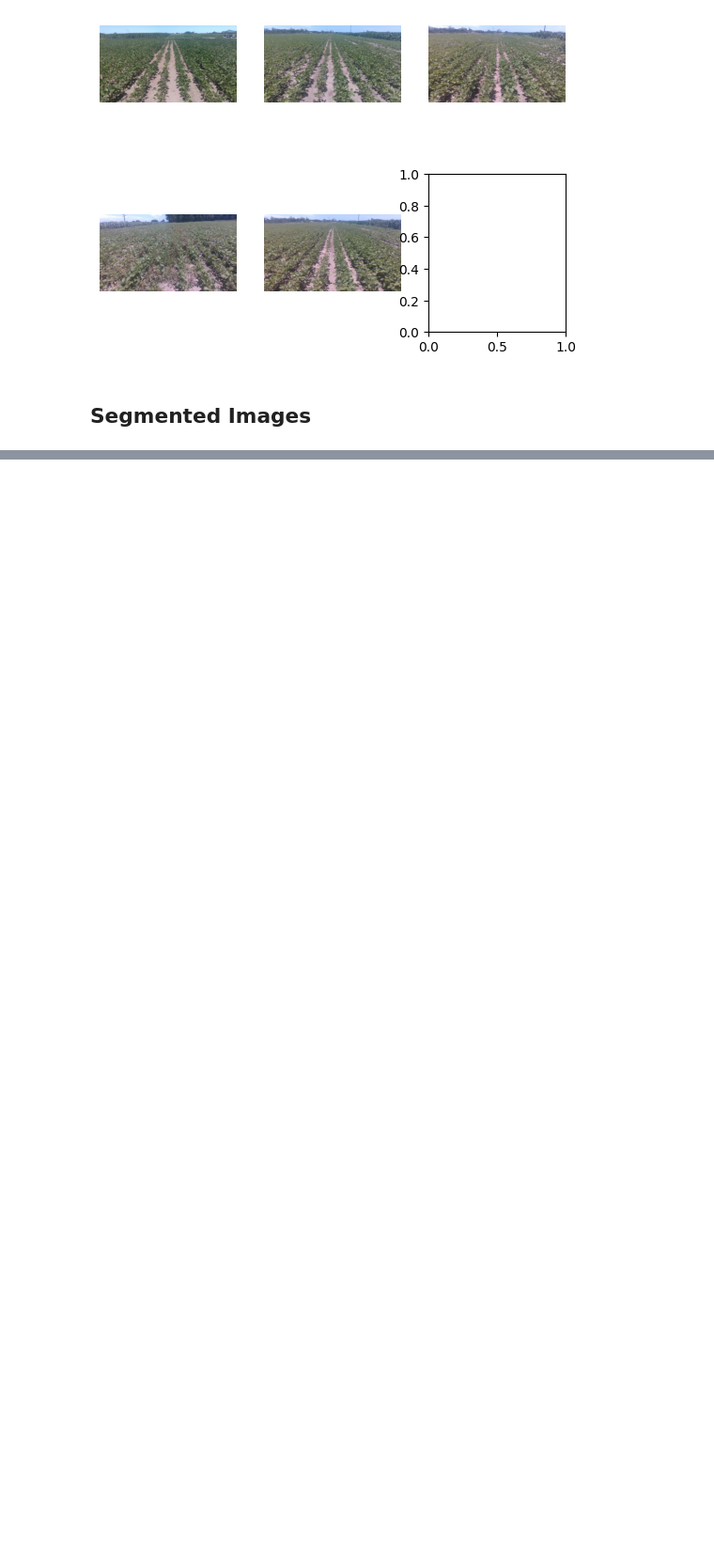
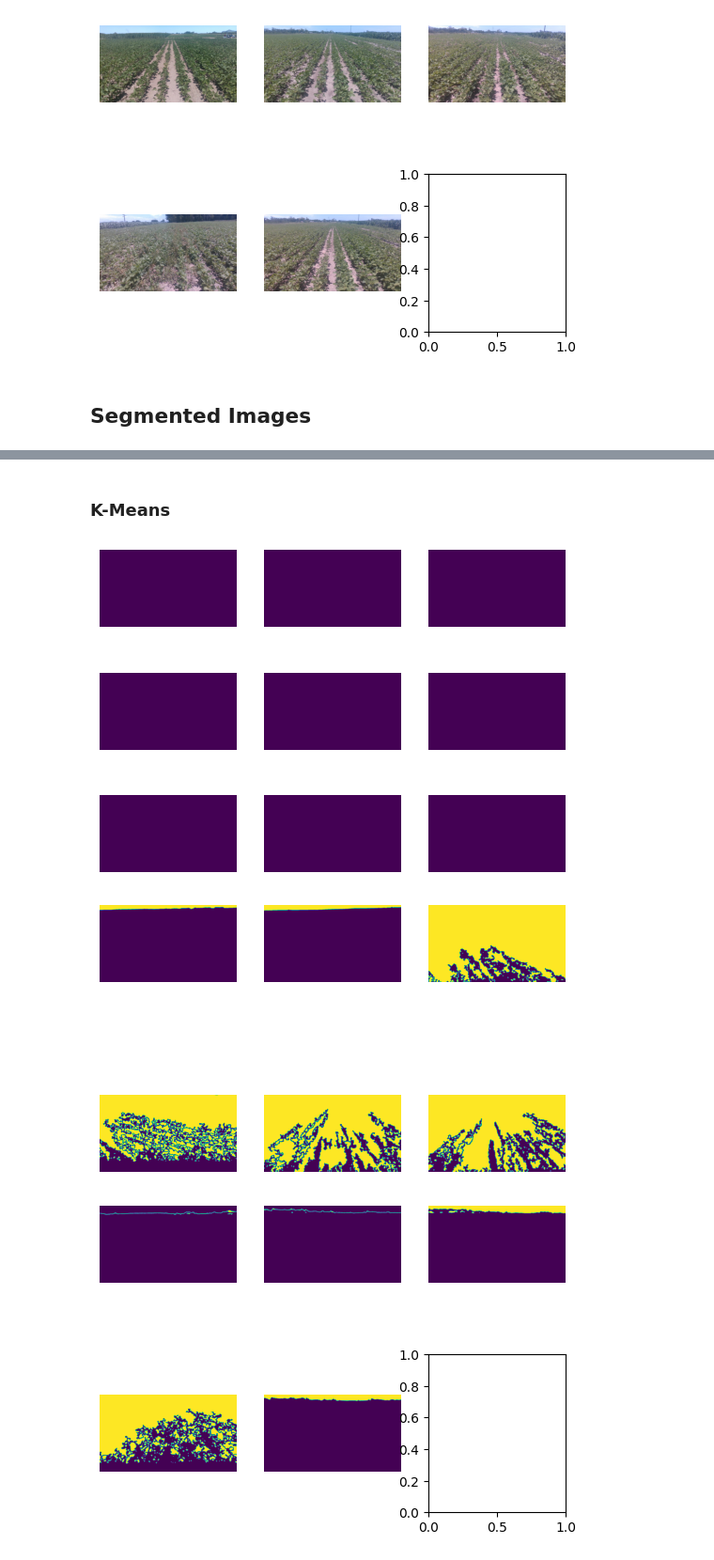
Before and after one commit to soncininicolas/dip_crop_field, a Jupyter notebook: utils/sky_segmentation.ipynb, the cells around one changed output, grey strips where cells are left out. Shown: that part at 94% size. Saved outputs shown, nothing was run; the diff lists cells and outputs as text; code cells hidden in the pictures; blank space fills up the shorter version.

```diff
--- a/utils/sky_segmentation.ipynb
+++ b/utils/sky_segmentation.ipynb
@@ -83,0 +114,32 @@ fig.show()
+# %% [markdown]
+### K-Means
+# %%
+## K-Means Segmentation
+
+# The Rosario Dataset
+trd_kmeans = []
+for img in trd_images:
+    i_img = KMeansSky(img).astype(np.uint8) * 255
+    trd_kmeans.append(i_img)
+fig, axs = plot_images_grid(trd_kmeans)
+fig.show()
+
+# Zavalla 2022
+z22_kmeans = []
+for img in z22_images:
+    i_img = KMeansSky(img).astype(np.uint8) * 255
+    z22_kmeans.append(i_img)
+fig, axs = plot_images_grid(z22_kmeans)
+fig.show()
+
+# Zavalla 2023
+z23_kmeans = []
+for img in z23_images:
+    i_img = KMeansSky(img).astype(np.uint8) * 255
+    z23_kmeans.append(i_img)
+fig, axs = plot_images_grid(z23_kmeans)
+fig.show()
+# %% [output]
+[figure, added]
+[figure, added]
+[figure, added]
```
Also changed, not shown: parts of 3 cells of this notebook.
